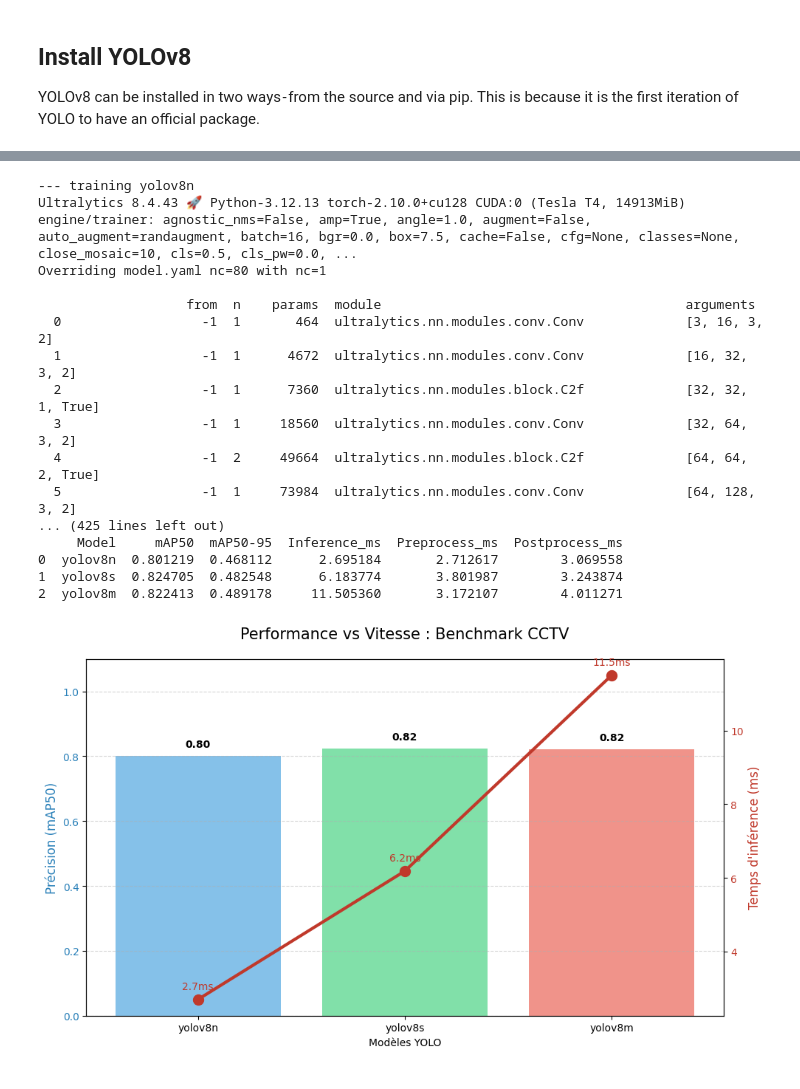
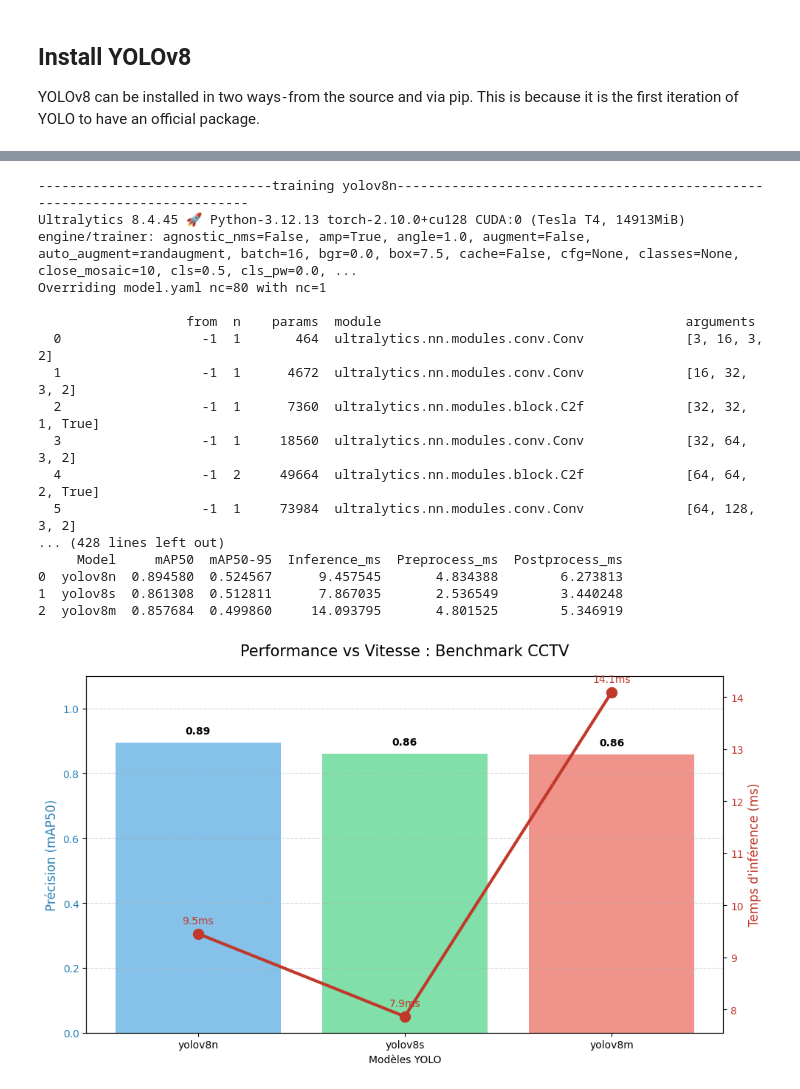
Before and after one commit to adambech/stage, a Jupyter notebook: notebooks/train-yolov8-object-detection-on-custom-dataset.ipynb, the cells around one changed output, grey strips where cells are left out. Cells and saved outputs as stored; diff of their text form; code cells hidden in the pictures.

Commit message:
yolo comparing full with test

```diff
--- a/notebooks/train-yolov8-object-detection-on-custom-dataset.ipynb
+++ b/notebooks/train-yolov8-object-detection-on-custom-dataset.ipynb
@@ -167,10 +123,10 @@ results_data = []
 path='/content/datasets/cctv_people/data.yaml'
 for v in versions:
   model= YOLO(v)
-  print(f"--- training {v}")
+  print(f"------------------------------training {v}--------------------------------------------------------------------------")
   model.train(data='/content/datasets/cctv_people/data.yaml',epochs=15,imgsz=520,device=0,batch=16,name=f'training_{v}',save=True,plots=True,exist_ok=True)
 
-  metrics = model.val()
+  metrics = model.val(split='test')
 
   results_data.append({
       'Model': v,
@@ -196,40 +152,40 @@ ax1.set_xlabel('Modèles YOLO')
 ax1.set_ylabel('Précision (mAP50)', color='#2980b9', fontsize=12)
 ax1.set_ylim(0, 1.1)
 ax1.tick_params(axis='y', labelcolor='#2980b9')
 ax2 = ax1.twinx()
 ax2.plot(versions, inference_times, color='#c0392b', marker='o', linewidth=3, markersize=10, label='Latence (ms)')
 ax2.set_ylabel('Temps d\'inférence (ms)', color='#c0392b', fontsize=12)
 ax2.tick_params(axis='y', labelcolor='#c0392b')
 plt.title('Performance vs Vitesse : Benchmark CCTV', fontsize=15, pad=20)
 ax1.grid(True, axis='y', linestyle='--', alpha=0.5)
 for bar in bars:
     height = bar.get_height()
     ax1.text(bar.get_x() + bar.get_width()/2., height + 0.02,
             f'{height:.2f}', ha='center', va='bottom', fontweight='bold')
 for i, txt in enumerate(inference_times):
     ax2.annotate(f'{txt:.1f}ms', (versions[i], inference_times[i]),
                  textcoords="offset points", xytext=(0,10), ha='center', color='#c0392b')
 plt.tight_layout()
 plt.show()
 # %% [output]
---- training yolov8n
-Ultralytics 8.4.43 🚀 Python-3.12.13 torch-2.10.0+cu128 CUDA:0 (Tesla T4, 14913MiB)
+------------------------------training yolov8n--------------------------------------------------------------------------
+Ultralytics 8.4.45 🚀 Python-3.12.13 torch-2.10.0+cu128 CUDA:0 (Tesla T4, 14913MiB)
 engine/trainer: agnostic_nms=False, amp=True, angle=1.0, augment=False, auto_augment=randaugment, batch=16, bgr=0.0, box=7.5, cache=False, cfg=None, classes=None, close_mosaic=10, cls=0.5, cls_pw=0.0, ...
 Overriding model.yaml nc=80 with nc=1
 
                    from  n    params  module                                       arguments
   0                  -1  1       464  ultralytics.nn.modules.conv.Conv             [3, 16, 3, 2]
   1                  -1  1      4672  ultralytics.nn.modules.conv.Conv             [16, 32, 3, 2]
   2                  -1  1      7360  ultralytics.nn.modules.block.C2f             [32, 32, 1, True]
   3                  -1  1     18560  ultralytics.nn.modules.conv.Conv             [32, 64, 3, 2]
   4                  -1  2     49664  ultralytics.nn.modules.block.C2f             [64, 64, 2, True]
   5                  -1  1     73984  ultralytics.nn.modules.conv.Conv             [64, 128, 3, 2]
-... (425 lines left out)
+... (428 lines left out)
      Model     mAP50  mAP50-95  Inference_ms  Preprocess_ms  Postprocess_ms
-0  yolov8n  0.801219  0.468112      2.695184       2.712617        3.069558
-1  yolov8s  0.824705  0.482548      6.183774       3.801987        3.243874
-2  yolov8m  0.822413  0.489178     11.505360       3.172107        4.011271
+0  yolov8n  0.894580  0.524567      9.457545       4.834388        6.273813
+1  yolov8s  0.861308  0.512811      7.867035       2.536549        3.440248
+2  yolov8m  0.857684  0.499860     14.093795       4.801525        5.346919
-[figure, old version]
+[figure, new version]
 # %%
 models=['yolov8n','yolov10n','yolo11n']
 path='/content/datasets/cctv_people/data.yaml'
```
Also changed, not shown: parts of 39 cells of this notebook.
